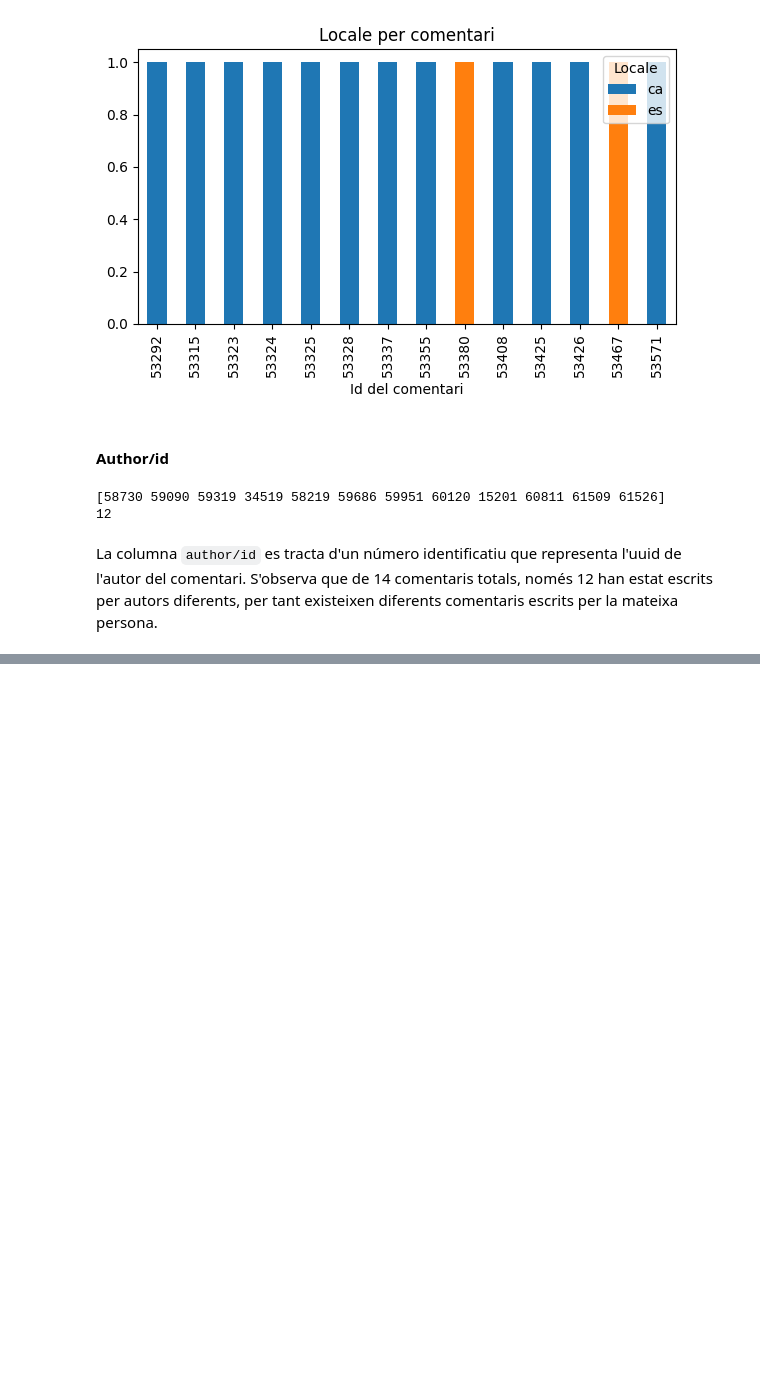
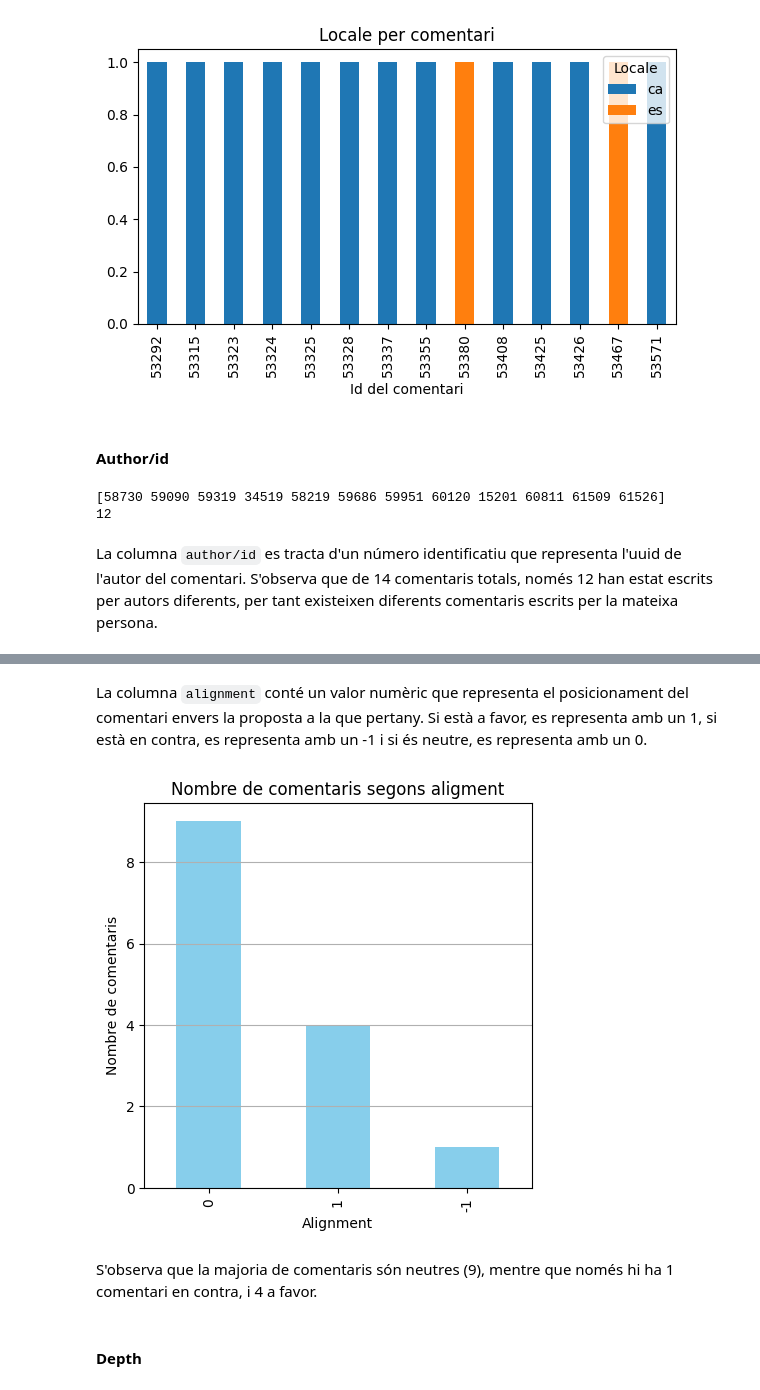
Before and after one commit to NoOPeEKS/dades-assemblea-clima, a Jupyter notebook: exploracio_csv.ipynb, the cells around one changed output, grey strips where cells are left out. Saved outputs shown, nothing was run; the diff lists cells and outputs as text; code cells hidden in the pictures; blank space fills up the shorter version.

```diff
--- a/exploracio_csv.ipynb
+++ b/exploracio_csv.ipynb
@@ -617,0 +659,16 @@ La columna `author/id` es tracta d'un número identificatiu que representa l'uui
+# %% [markdown]
+La columna `alignment` conté un valor numèric que representa el posicionament del comentari envers la proposta a la que pertany. Si està a favor, es representa amb un 1, si està en contra, es representa amb un -1 i si és neutre, es representa amb un 0.
+# %%
+plt.figure(figsize=(5,5))
+df_comments['alignment'].value_counts().plot(kind='bar', color='skyblue')
+plt.xlabel('Alignment')
+plt.ylabel('Nombre de comentaris')
+plt.title('Nombre de comentaris segons aligment')
+plt.grid(axis='y')
+plt.show()
+# %% [output]
+[figure, added]
+# %% [markdown]
+S'observa que la majoria de comentaris són neutres (9), mentre que només hi ha 1 comentari en contra, i 4 a favor.
+# %% [markdown]
+#### Depth
```
Also changed, not shown: parts of 7 cells of this notebook.
